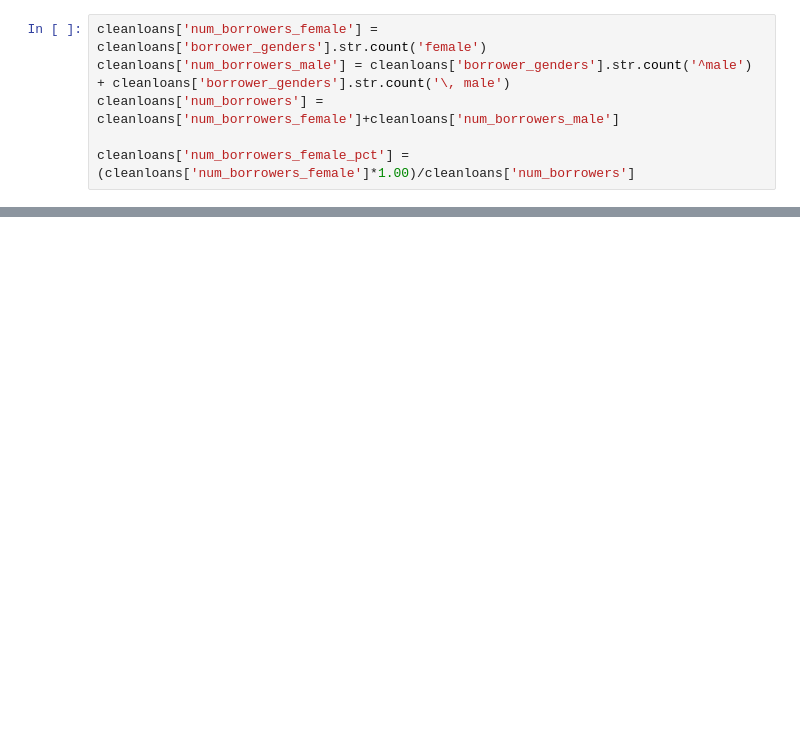
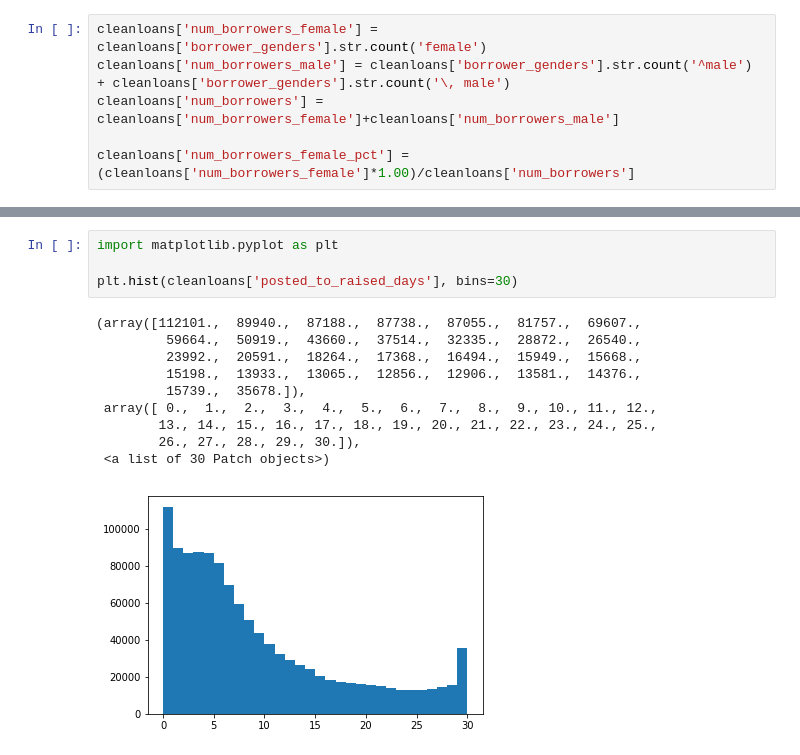
Before and after one commit to georgetown-analytics/Kiva, a Jupyter notebook: Kivainvestigation_Tom.ipynb, the cells around one changed output, grey strips where cells are left out. Saved outputs shown, nothing was run; the diff lists cells and outputs as text; blank space fills up the shorter version.

```diff
--- a/Kivainvestigation_Tom.ipynb
+++ b/Kivainvestigation_Tom.ipynb
@@ -81,0 +191,15 @@ cleanloans[cleanloans['num_borrowers_female_pct'] == .5]
+# %%
+import matplotlib.pyplot as plt
+
+plt.hist(cleanloans['posted_to_raised_days'], bins=30)
+# %% [output]
+(array([112101.,  89940.,  87188.,  87738.,  87055.,  81757.,  69607.,
+         59664.,  50919.,  43660.,  37514.,  32335.,  28872.,  26540.,
+         23992.,  20591.,  18264.,  17368.,  16494.,  15949.,  15668.,
+         15198.,  13933.,  13065.,  12856.,  12906.,  13581.,  14376.,
+         15739.,  35678.]),
+ array([ 0.,  1.,  2.,  3.,  4.,  5.,  6.,  7.,  8.,  9., 10., 11., 12.,
+        13., 14., 15., 16., 17., 18., 19., 20., 21., 22., 23., 24., 25.,
+        26., 27., 28., 29., 30.]),
+ <a list of 30 Patch objects>)
+[figure, added]
```
Also changed, not shown: parts of 13 cells of this notebook.
